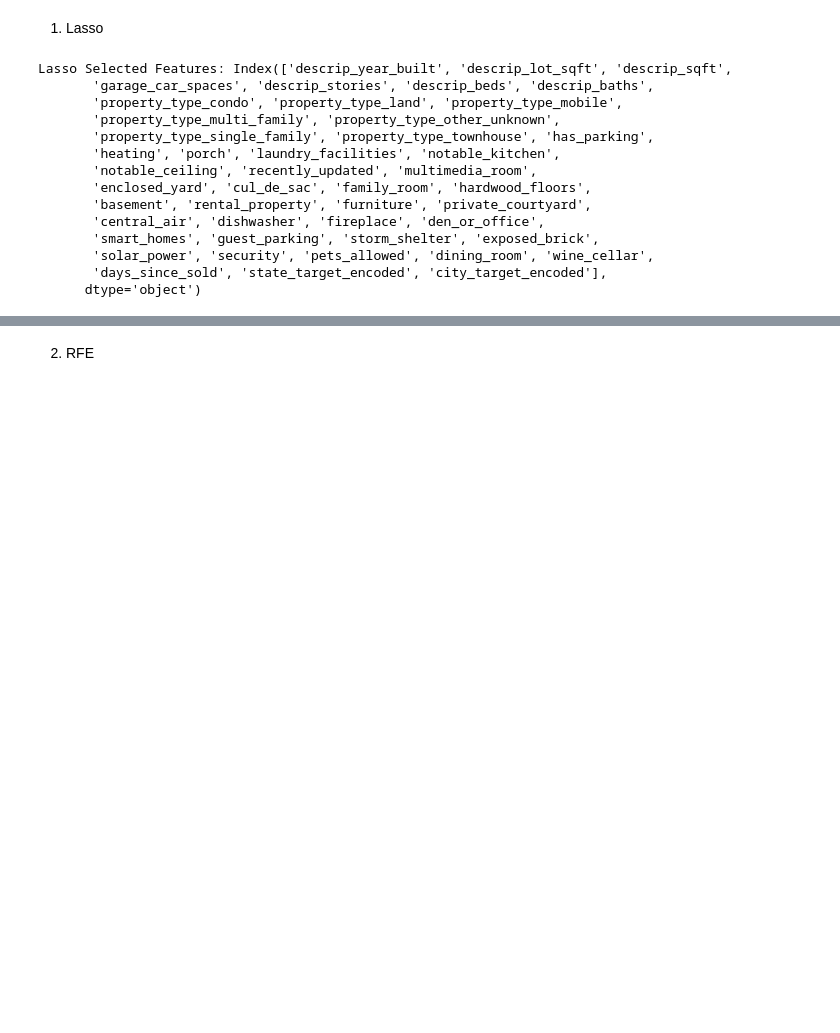
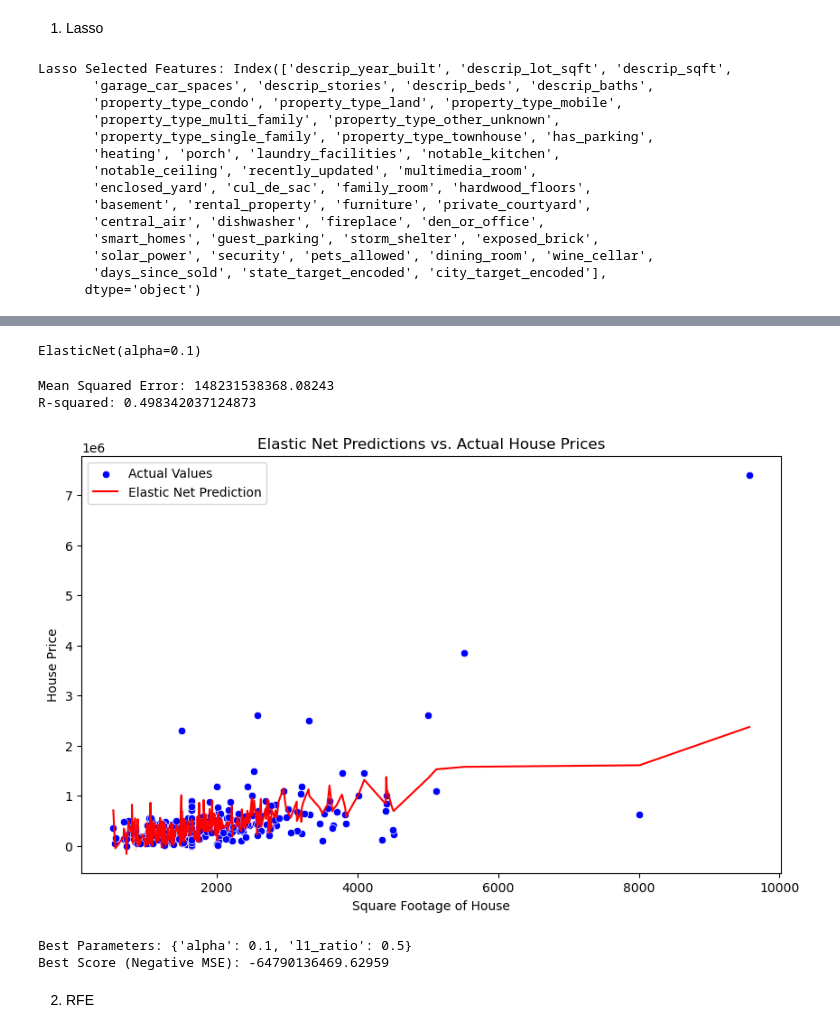
Before and after one commit to MeghanBarritt/midterm_project_datasci, a Jupyter notebook: notebooks/2 - model_selection.ipynb, the cells around one changed output, grey strips where cells are left out. Drawn from its saved outputs; the diff is of its cells as text; code cells hidden in the pictures; blank space fills up the shorter version.

Commit message:
working on feature selection

```diff
--- a/notebooks/2 - model_selection.ipynb
+++ b/notebooks/2 - model_selection.ipynb
@@ -333,3 +313,57 @@ Lasso Selected Features: Index(['descrip_year_built', 'descrip_lot_sqft', 'descr
+# %%
+from sklearn.linear_model import ElasticNet
+
+elastic_net = ElasticNet(alpha=0.1, l1_ratio=0.5)
+elastic_net.fit(X_train_scaled, y_train.values)
+# %% [output]
+ElasticNet(alpha=0.1)
+# %%
+y_pred = elastic_net.predict(X_test_scaled)
+mse = mean_squared_error(y_test, y_pred)
+r2 = r2_score(y_test, y_pred)
+
+print("Mean Squared Error:", mse)
+print("R-squared:", r2)
+# %% [output]
+Mean Squared Error: 148231538368.08243
+R-squared: 0.498342037124873
+# %%
+feature = 'descrip_sqft'
+
+plt.figure(figsize=(10, 6))
+sns.scatterplot(x=X_test[feature], y=y_test, label='Actual Values', color='blue')
+
+sns.lineplot(x=X_test[feature], y=elastic_net.predict(X_test_scaled), color='red', label='Elastic Net Prediction')
+
+plt.xlabel('Square Footage of House')
+plt.ylabel('House Price')
+plt.title('Elastic Net Predictions vs. Actual House Prices')
+plt.legend()
+plt.show()
+# %% [output]
+[figure, added]
+# %%
+from sklearn.linear_model import ElasticNet
+from sklearn.model_selection import GridSearchCV
+
+param_grid = {
+    'alpha': [0.01, 0.1, 1, 10, 100],
+    'l1_ratio': [0.1, 0.5, 0.7, 1]
+}
+
+elastic_net = ElasticNet(max_iter=20000)
+grid_search = GridSearchCV(estimator=elastic_net, param_grid=param_grid, cv=5, scoring='neg_mean_squared_error')
+
+grid_search.fit(X_train_scaled, y_train)
+
+print("Best Parameters:", grid_search.best_params_)
+print("Best Score (Negative MSE):", grid_search.best_score_)
+
+best_elastic_net = grid_search.best_estimator_
+y_pred = best_elastic_net.predict(X_test_scaled)
+# %% [output]
+Best Parameters: {'alpha': 0.1, 'l1_ratio': 0.5}
+Best Score (Negative MSE): -64790136469.62959
 # %% [markdown]
 2. RFE
 # %%
```
Also changed, not shown: parts of 12 cells of this notebook.
